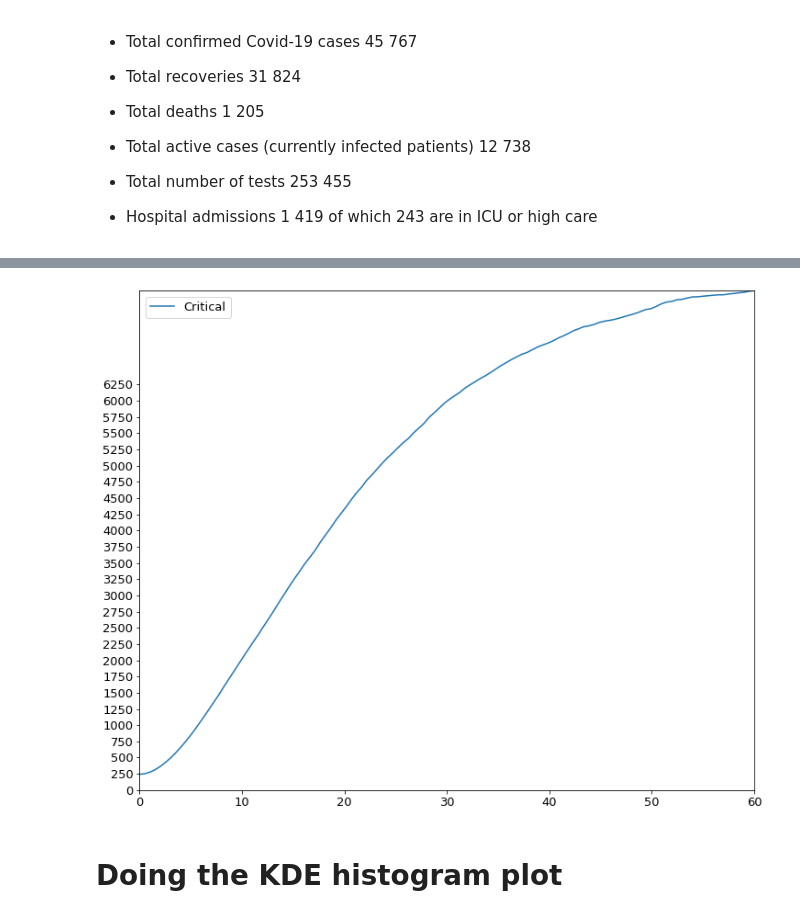
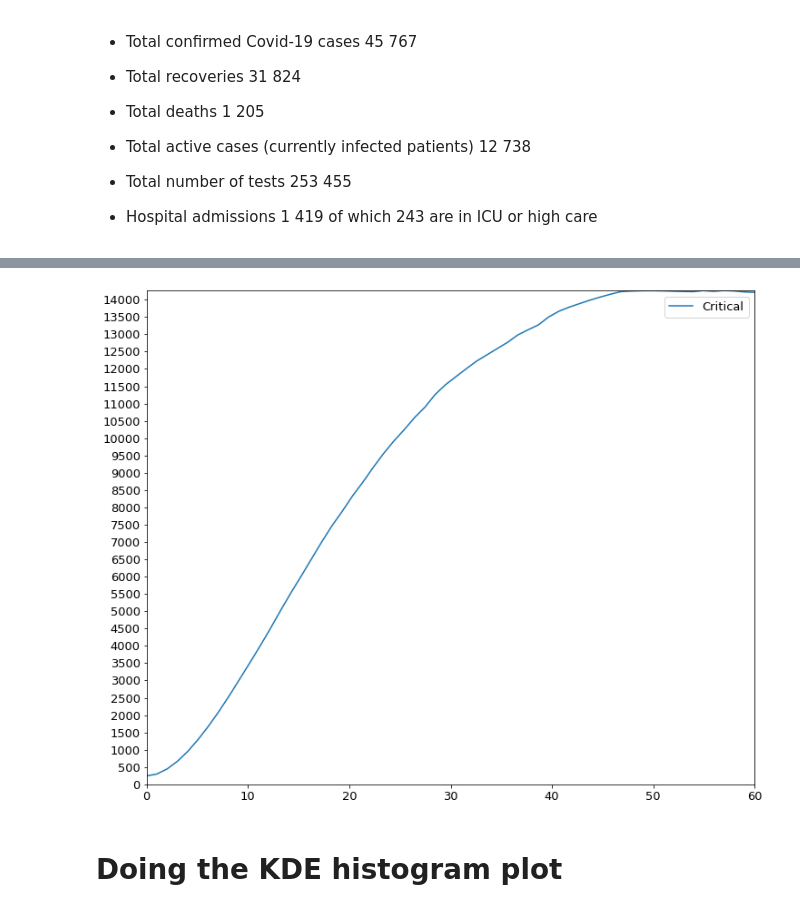
Before and after one commit to ifornax/Covid19, a Jupyter notebook: PyROSS/PySEAI5R_Province_with_Interventions-WC.ipynb, the cells around one changed output, grey strips where cells are left out. Saved outputs shown, nothing was run; the diff lists cells and outputs as text; code cells hidden in the pictures.

```diff
--- a/PyROSS/PySEAI5R_Province_with_Interventions-WC.ipynb
+++ b/PyROSS/PySEAI5R_Province_with_Interventions-WC.ipynb
@@ -466,7 +477,7 @@ if ToUseDeath:
     # Using the Rt around the date we starting out forecasting
     #
 
-    df = ProvinDead.loc[(ProvinDead.index >= '2020-04-23') & (ProvinDead.index < '2020-05-08')]
+    df = ProvinDead.loc[(ProvinDead.index >= DateRtBegin) & (ProvinDead.index < DateRtEnd)]
 
     #df.drop(columns='UNKNOWN', inplace = True)
 
@@ -1354,6 +1344,8 @@ print("\n### Running prediction model now ###\n")
 
 
 Scenario = []
+ParamInit = []
+
 
 for i in range(Nums):
     if i%100 == 99:
@@ -1368,17 +1360,18 @@ for i in range(Nums):
     #paramDf = time_varying_reproduction(1, 32, 1.3) # 1 ensemble, day 32 to calculate Rt, Rt_initial
 
     paramDf = ToEnsemble(1, Recent_prov_Rt[province][0])
-
+    #paramDf = ToEnsemble(1,1.18133)
     #
     # Now runing the model prediction
     #
 
-    temp, tempT = MyModel(1, paramDf, ConfirmedVal, RecoveredVal, DeadVal, M, model_days, Nf, Ni) # run the model only once
+    temp, tempT, ParamIni = MyModel(1, paramDf, ConfirmedVal, RecoveredVal, DeadVal, M, model_days, Nf, Ni) # run the model only once
 
     Scenario.append(temp)
+    ParamInit.append(ParamIni)
 
-Scenario = (np.median(np.array(Scenario),axis=1))
-
+#Scenario = (np.median(np.array(Scenario),axis=1))
+Scenario = (np.array(Scenario))
 #print("Done", Scenario.shape)
 
 TimeEnd = datetime.now()
@@ -1414,3 +1394,18 @@ temp2 = np.mean((Scenario[:,:,8] - Scenario[:,:,0] +Scenario[:,:,3]), axis=0)
+# %%
+#S = ArrayToPlot[:,:,0]     # Susceptible compartment
+#E = ArrayToPlot[:,:,1]     # Exposed compartment
+#A = ArrayToPlot[:,:,2]     # Activated compartment time series,NB: this is not in SEI5R model
+#Ia = ArrayToPlot[:,:,3]    # asymptomatic time series
+#Is = ArrayToPlot[:,:,4]    # symptomatic time series
+#Ih = ArrayToPlot[:,:,5]    # hospitalised time series
+#Ic = ArrayToPlot[:,:,6]    # Critical/ICU time series
+#Im = ArrayToPlot[:,:,7]    # mortality time series
+#R = ArrayToPlot[:,:,8]     # Removed population time series and is given by R = N(t) - (S + E + A+ Ia + Is + Ih + Ic)
+
+Ih = np.median(Scenario[:,:,5], axis=0)
+Ic = np.median(Scenario[:,:,6], axis=0)
+Im = np.median(Scenario[:,:,7], axis=0)
+TotalCase = np.mean((Scenario[:,:,8] - Scenario[:,:,0] + Scenario[:,:,3]), axis=0)
 # %%
 Scenario.shape, temp2.shape
 # %% [output]
@@ -1418,25 +1413,17 @@ Scenario.shape, temp2.shape
 # %%
-#S = ArrayToPlot[:,:,0]     # Susceptible compartment
-#E = ArrayToPlot[:,:,1]     # Exposed compartment
-#A = ArrayToPlot[:,:,2]     # Activated compartemtn time series
-#Ia = ArrayToPlot[:,:,3]    # asymptomatic time series
-#Is = ArrayToPlot[:,:,4]    # symptomatic time series
-#Ih = ArrayToPlot[:,:,5]    # hospitalised time series
-#Ic = ArrayToPlot[:,:,6]    # Critical/ICU time series
-#Im = ArrayToPlot[:,:,7]    # mortality time series
-#R = ArrayToPlot[:,:,8]     # Removed population time series and is given by R = N(t) - (S + E + A+ Ia + Is + Ih + Ic)
+
 plt.rcParams['axes.xmargin'] = 0.0
 plt.rcParams['axes.ymargin'] = 0.0
 
-plt.plot(tempT, np.median(Scenario[:,:,6],axis =0),label="Critical");
-#plt.plot(tempT, np.median(Scenario[:,:,5],axis=0),label="Hospitalised");
+plt.plot(tempT, Ic,label="Critical");
+#plt.plot(tempT, Ih,label="Hospitalised");
 #plt.plot(tempT, np.median(Scenario[:,:,7],axis=0),label="Death");
 #plt.plot(tempT, (Scenario[0,:,8] - Scenario[0,:,0] +Scenario[0,:,3]),label="Total Cases");
-plt.yticks(np.arange(0, np.max(Scenario[0,:,6]+1), 250));
+plt.yticks(np.arange(0, np.round(np.max(Ic),-3)+500, 500));
 #plt.semilogy();
 plt.legend();
 # %% [output]
-[figure, old version]
+[figure, new version]
 # %% [markdown]
 # Doing the KDE histogram plot
 # %% [markdown]
```
Also changed, not shown: parts of 19 cells of this notebook, 1 other file.
